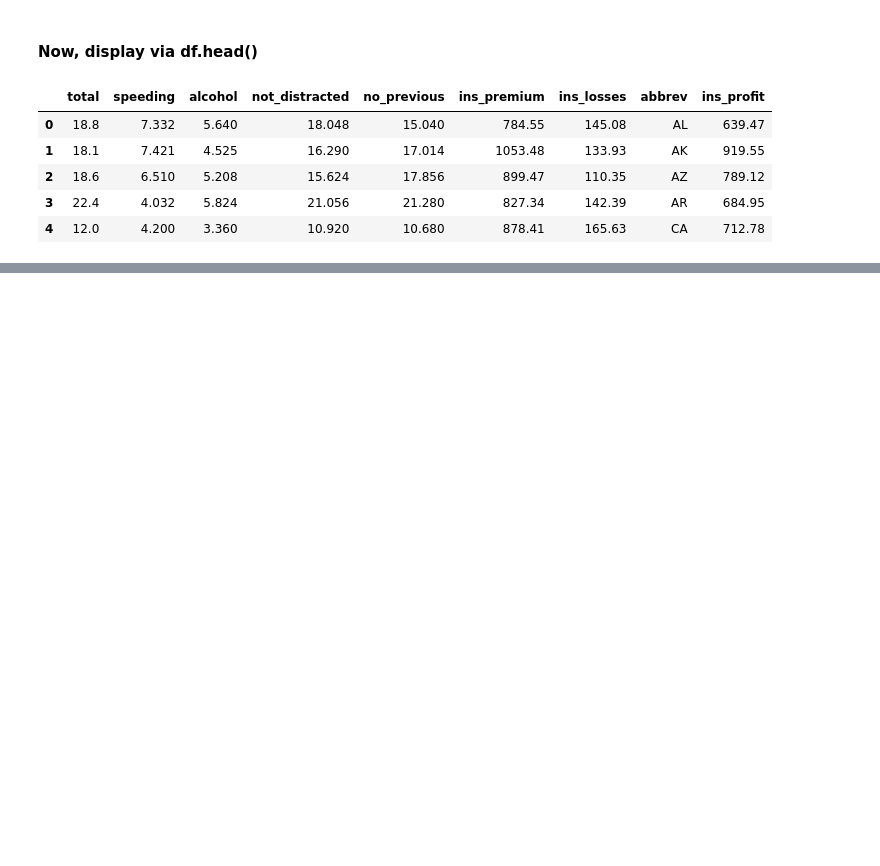
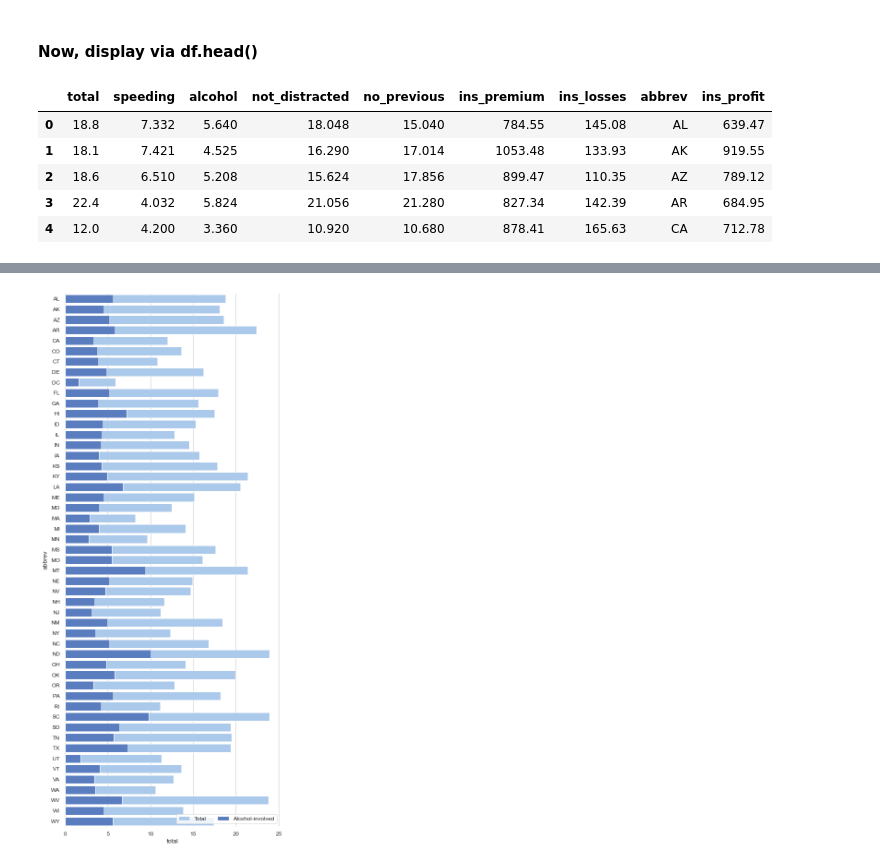
Before and after one commit to ctranimal/datafun-06-eda, a Jupyter notebook: tran_eda.ipynb, the cells around one changed output, grey strips where cells are left out. Cells and saved outputs as stored; diff of their text form; code cells hidden in the pictures; blank space fills up the shorter version.

```diff
--- a/tran_eda.ipynb
+++ b/tran_eda.ipynb
@@ -180,0 +229,16 @@ df.head()
+# %%
+sns.set_context('paper')
+
+df.sort_values('total', ascending = False)
+f, ax = plt.subplots(figsize = (6,15))
+sns.set_color_codes('pastel')
+sns.barplot(x = 'total', y = 'abbrev', data = df,
+            label = 'Total', color = 'b', edgecolor = 'w')
+sns.set_color_codes('muted')
+sns.barplot(x = 'alcohol', y = 'abbrev', data = df,
+            label = 'Alcohol-involved', color = 'b', edgecolor = 'w')
+ax.legend(ncol = 2, loc = 'lower right')
+sns.despine(left = True, bottom = True)
+plt.show()
+# %% [output]
+[figure, added]
```
Also changed, not shown: parts of 14 cells of this notebook.
